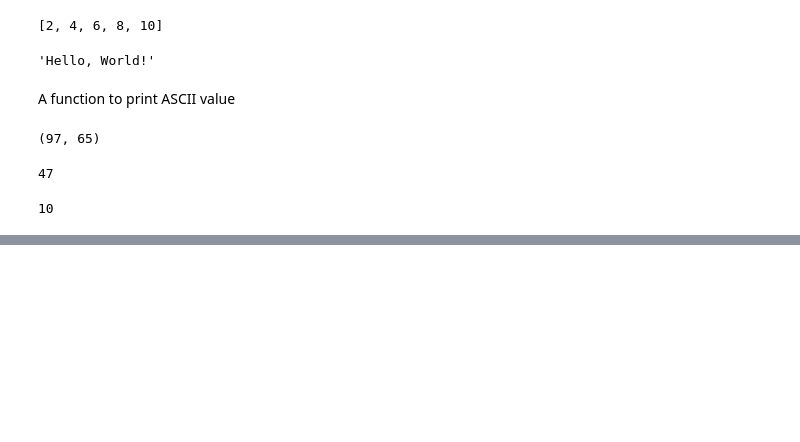
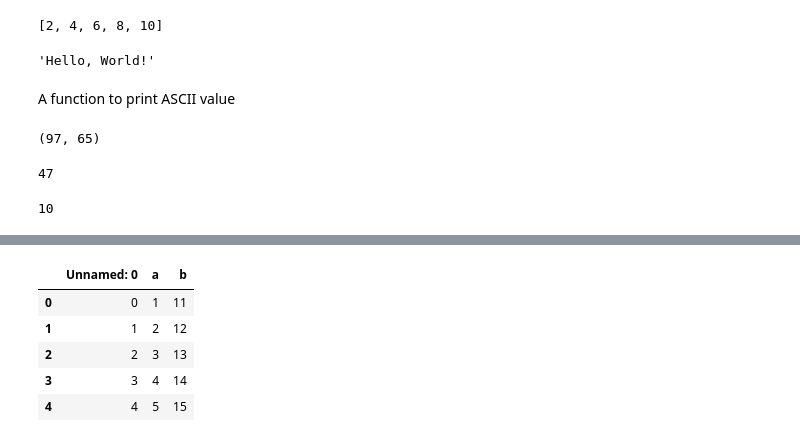
Before and after one commit to yesdeepakmittal/pytraining, a Jupyter notebook: PyDay09.ipynb, the cells around one changed output, grey strips where cells are left out. Cells and saved outputs as stored; diff of their text form; code cells hidden in the pictures; blank space fills up the shorter version.

```diff
--- a/PyDay09.ipynb
+++ b/PyDay09.ipynb
@@ -166,0 +330,11 @@ ord('\n')
+# %%
+#creating an iterable reader object and one can use next()
+temp = pd.read_csv('df.csv',chunksize=5)
+next(temp)
+# %% [output]
+|  | Unnamed: 0 | a | b |
+| 0 | 0 | 1 | 11 |
+| 1 | 1 | 2 | 12 |
+| 2 | 2 | 3 | 13 |
+| 3 | 3 | 4 | 14 |
+| 4 | 4 | 5 | 15 |
```
Also changed, not shown: parts of 37 cells of this notebook.
